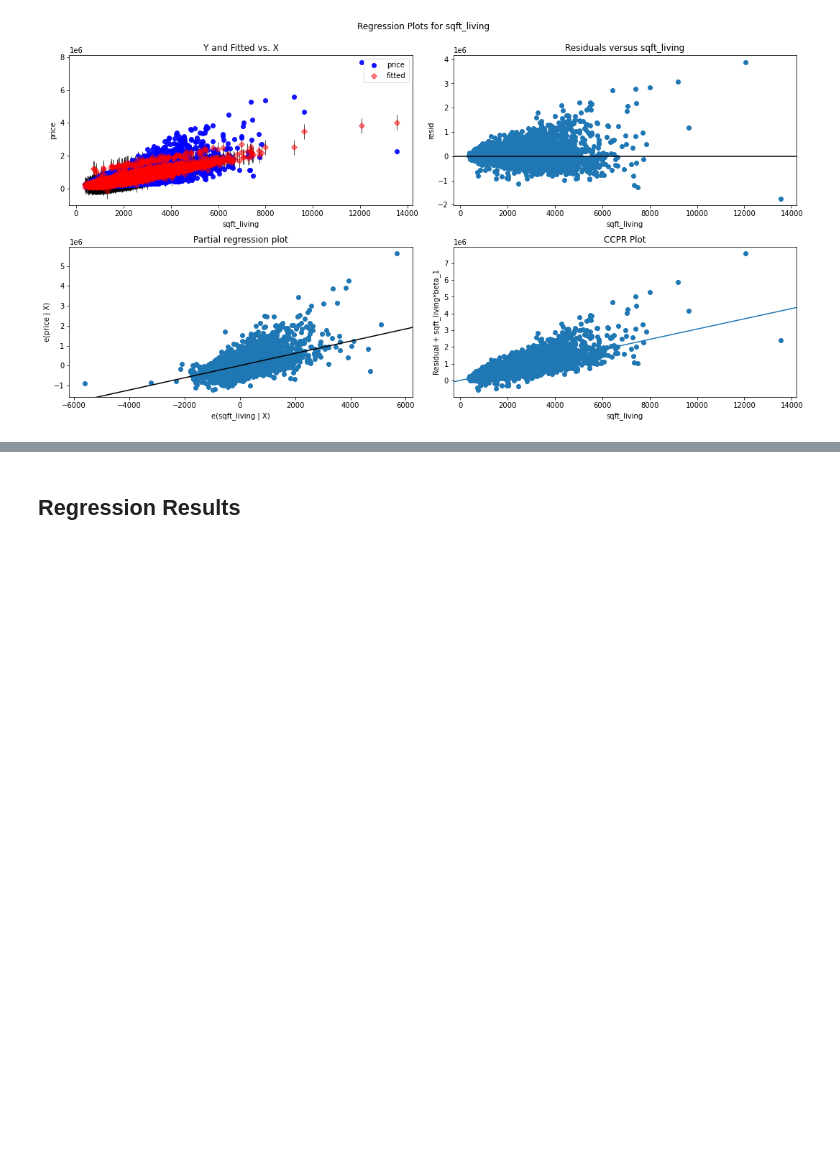
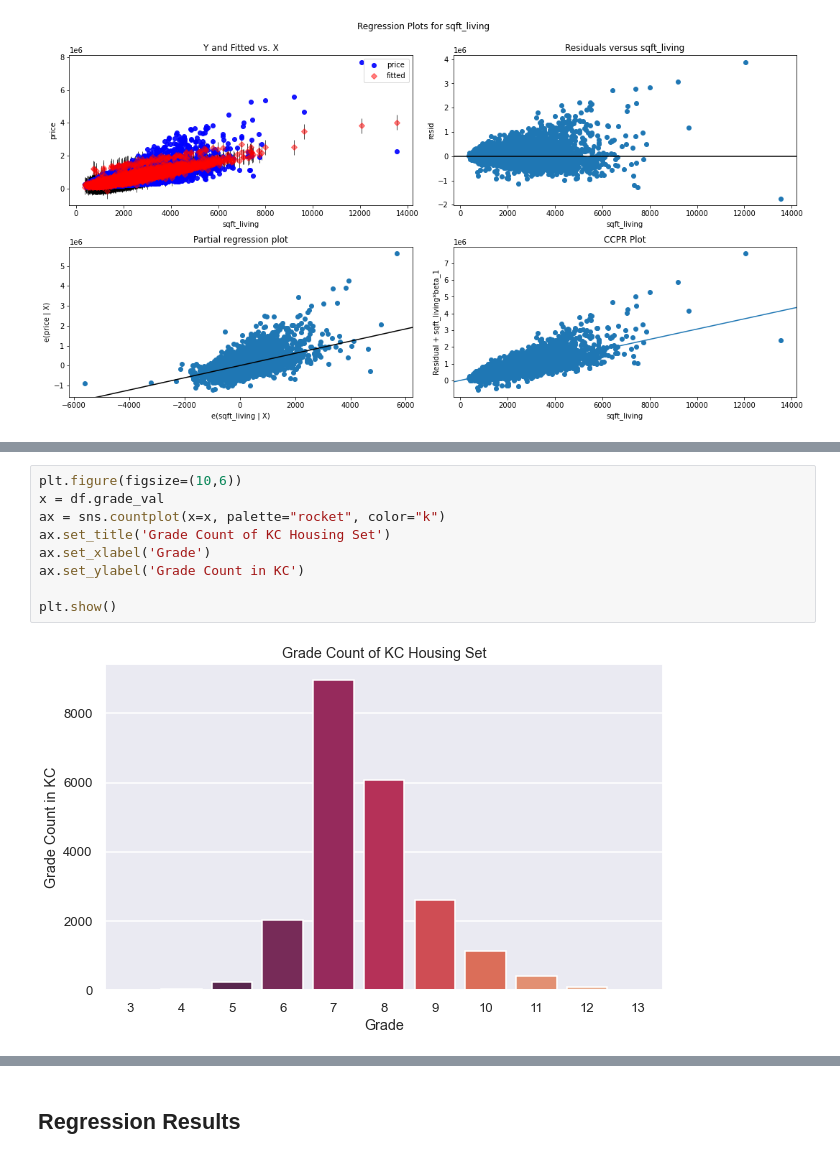
Before and after one commit to deepssharma/dsc-phase-2-project-v2-3, a Jupyter notebook: index.ipynb, the cells around one changed output, grey strips where cells are left out. Drawn from its saved outputs; the diff is of its cells as text; blank space fills up the shorter version.

```diff
--- a/index.ipynb
+++ b/index.ipynb
@@ -1172,0 +1186,11 @@ plt.show()
+# %%
+plt.figure(figsize=(10,6))
+x = df.grade_val
+ax = sns.countplot(x=x, palette="rocket", color="k")
+ax.set_title('Grade Count of KC Housing Set')
+ax.set_xlabel('Grade')
+ax.set_ylabel('Grade Count in KC')
+
+plt.show()
+# %% [output]
+[figure, added]
```
Also changed, not shown: parts of 4 cells of this notebook.
